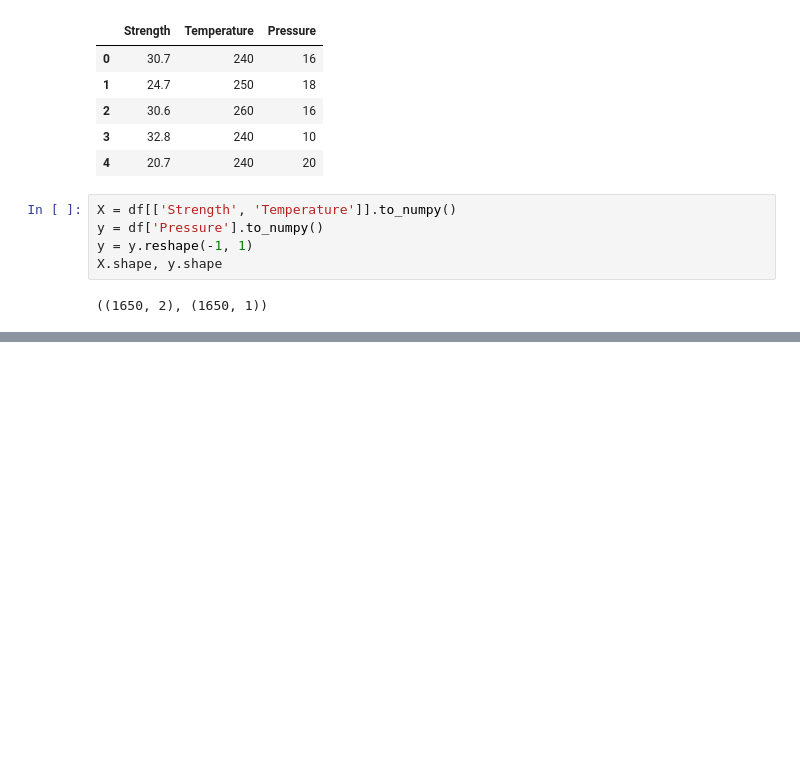
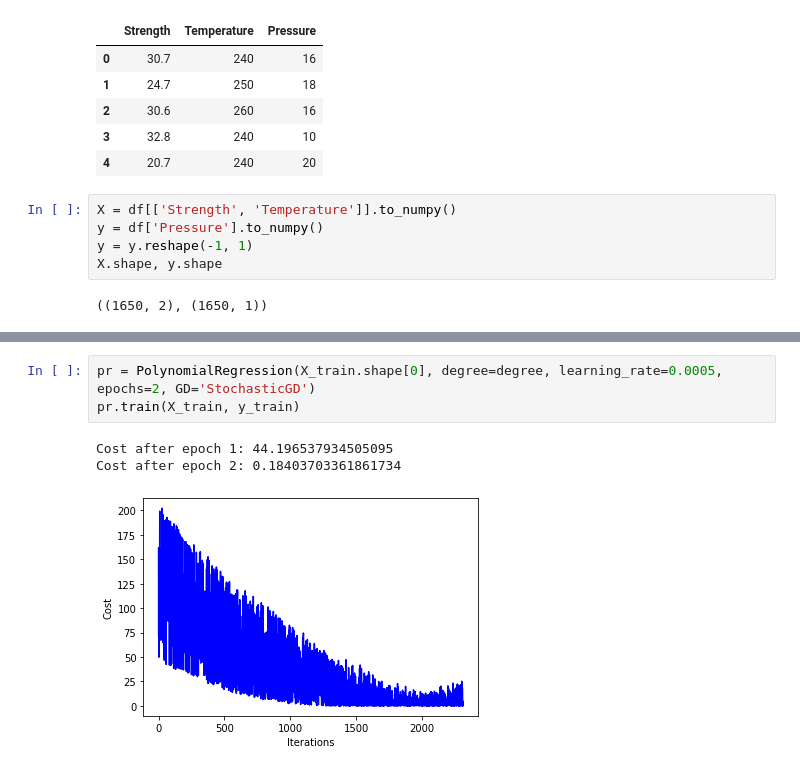
Before and after one commit to CyberKnight1803/FoDS_Assigments, a Jupyter notebook: Assignment-1/model.ipynb, the cells around one changed output, grey strips where cells are left out. Saved outputs shown, nothing was run; the diff lists cells and outputs as text; blank space fills up the shorter version.

```diff
--- a/Assignment-1/model.ipynb
+++ b/Assignment-1/model.ipynb
@@ -60,0 +125,7 @@ Cost after epoch 1: 0.35460343395329147
+# %%
+pr = PolynomialRegression(X_train.shape[0], degree=degree, learning_rate=0.0005, epochs=2, GD='StochasticGD')
+pr.train(X_train, y_train)
+# %% [output]
+Cost after epoch 1: 44.196537934505095
+Cost after epoch 2: 0.18403703361861734
+[figure, added]
```
Also changed, not shown: parts of 59 cells of this notebook, 5 other files.
